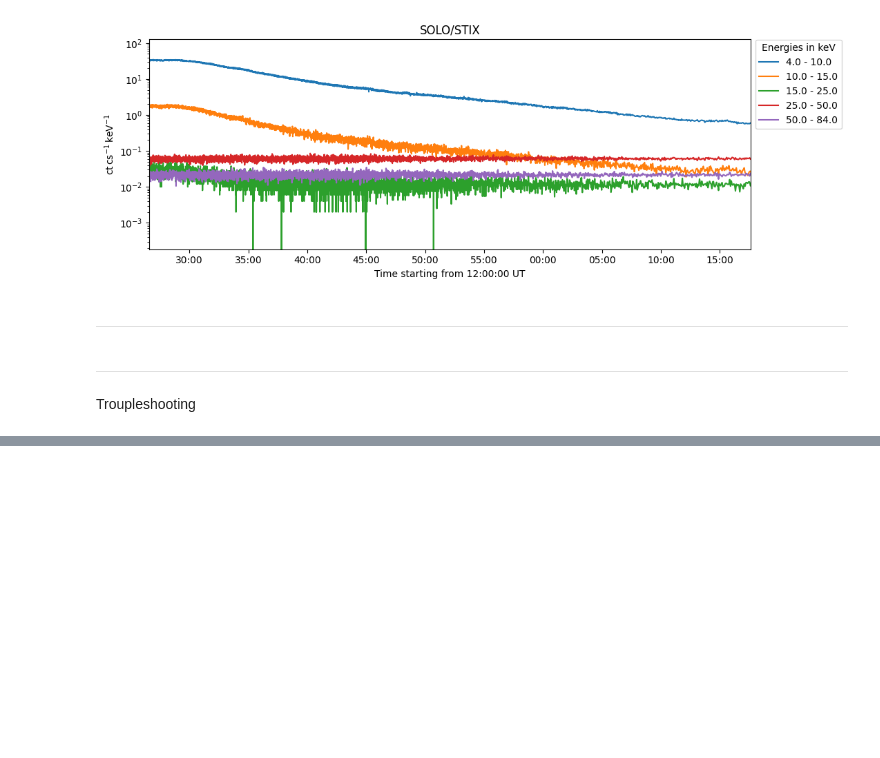
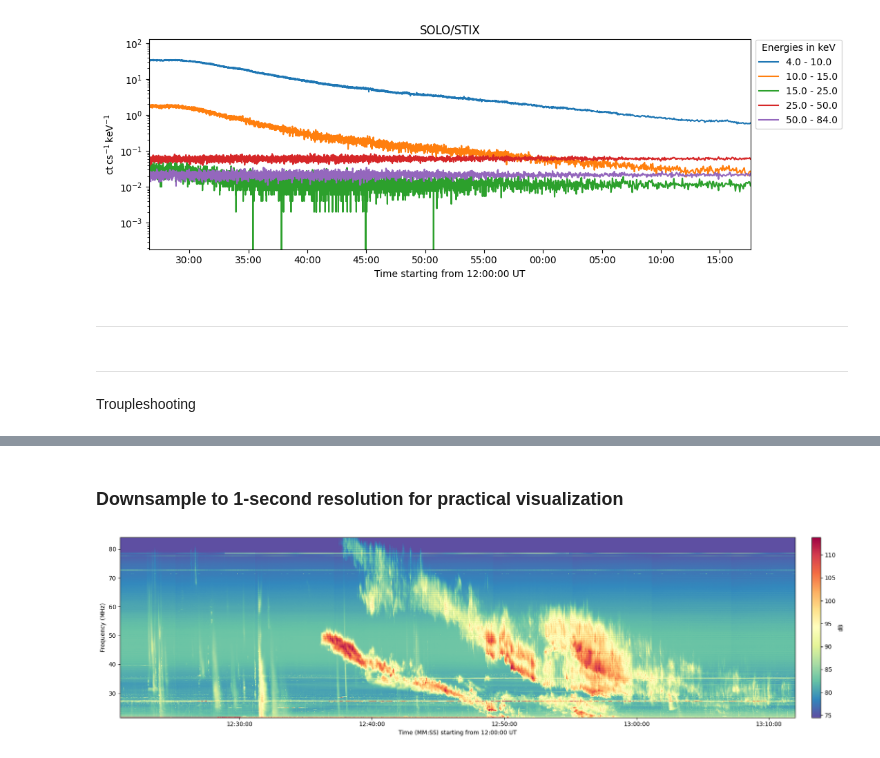
Before and after one commit to MohamedNedal/nenufar_work, a Jupyter notebook: plot_nenufar.ipynb, the cells around one changed output, grey strips where cells are left out. Saved outputs shown, nothing was run; the diff lists cells and outputs as text; code cells hidden in the pictures; blank space fills up the shorter version.

```diff
--- a/plot_nenufar.ipynb
+++ b/plot_nenufar.ipynb
@@ -658,0 +659,3 @@ Troupleshooting
+# %%
+df = pd.read_pickle('/home/mnedal/outputs/data/combined_spectra_2025-03-25_typeII.pkl')
+df.head(3)
@@ -658,0 +669,19 @@ Troupleshooting
+# %% [markdown]
+### Downsample to 1-second resolution for practical visualization
+# %%
+df_1s = df.resample('1S').mean()
+# %%
+fig = plt.figure(figsize=[20,5])
+ax = fig.add_subplot(111)
+pc = ax.pcolormesh(df_1s.index, df_1s.columns, df_1s.T,
+                   vmin=np.nanpercentile(df_1s, 7), vmax=np.nanpercentile(df_1s, 99.97),
+                   shading='auto', cmap='Spectral_r')
+fig.colorbar(pc, ax=ax, pad=0.02, label='dB')
+ax.set_ylabel('Frequency (MHz)')
+ax.xaxis_date()
+ax.xaxis.set_major_formatter(mdates.DateFormatter('%H:%M:%S'))
+ax.set_xlabel(f'Time (MM:SS) starting from {df_1s.index[0].time().hour}:00:00 UT')
+fig.tight_layout()
+plt.show()
+# %% [output]
+[figure, added]
```
Also changed, not shown: parts of 5 cells of this notebook.
